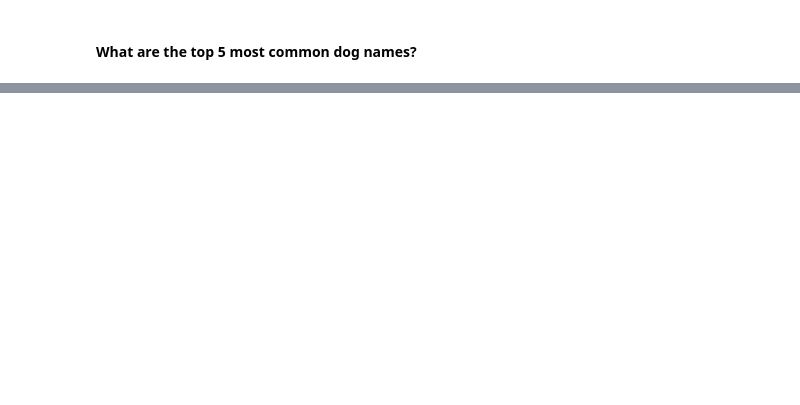
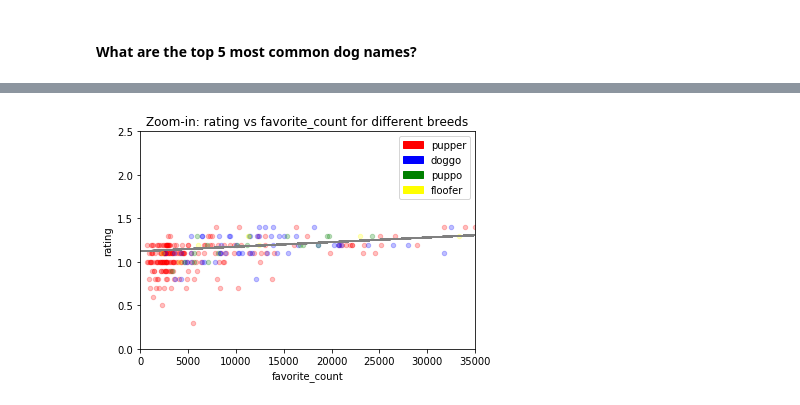
Before and after one commit to ponggolin/Wrangle-and-Analyze-Data, a Jupyter notebook: wrangle_act.ipynb, the cells around one changed output, grey strips where cells are left out. Saved outputs shown, nothing was run; the diff lists cells and outputs as text; code cells hidden in the pictures; blank space fills up the shorter version.

```diff
--- a/wrangle_act.ipynb
+++ b/wrangle_act.ipynb
@@ -713,0 +839,15 @@ df.groupby('dog_stage')['rating_numerator'].describe()
+# %%
+# Zoom in closter to data clusters.
+xlim = (0, 35000)
+ylim = (0, 2.5)
+
+bx = df_puppers.plot(kind = 'scatter', x='favorite_count', y='rating', color='Red', alpha=0.25, ylim=ylim, xlim=xlim)
+df_doggo.plot(kind = 'scatter', x='favorite_count', y='rating', color='Blue', ax=bx, alpha=0.25, ylim=ylim, xlim=xlim)
+df_puppo.plot(kind = 'scatter', x='favorite_count', y='rating', color='Green', ax=bx, alpha=0.25, ylim=ylim, xlim=xlim)
+df_floofer.plot(kind = 'scatter', x='favorite_count', y='rating', color='Yellow', ax=bx, alpha=0.25, ylim=ylim, xlim=xlim)
+
+plt.legend(handles=[puppers, doggo, puppo, floofer])
+plt.title('Zoom-in: rating vs favorite_count for different breeds')
+plt.plot(x, line, color='grey');
+# %% [output]
+[figure, added]
```
Also changed, not shown: parts of 81 cells of this notebook.
